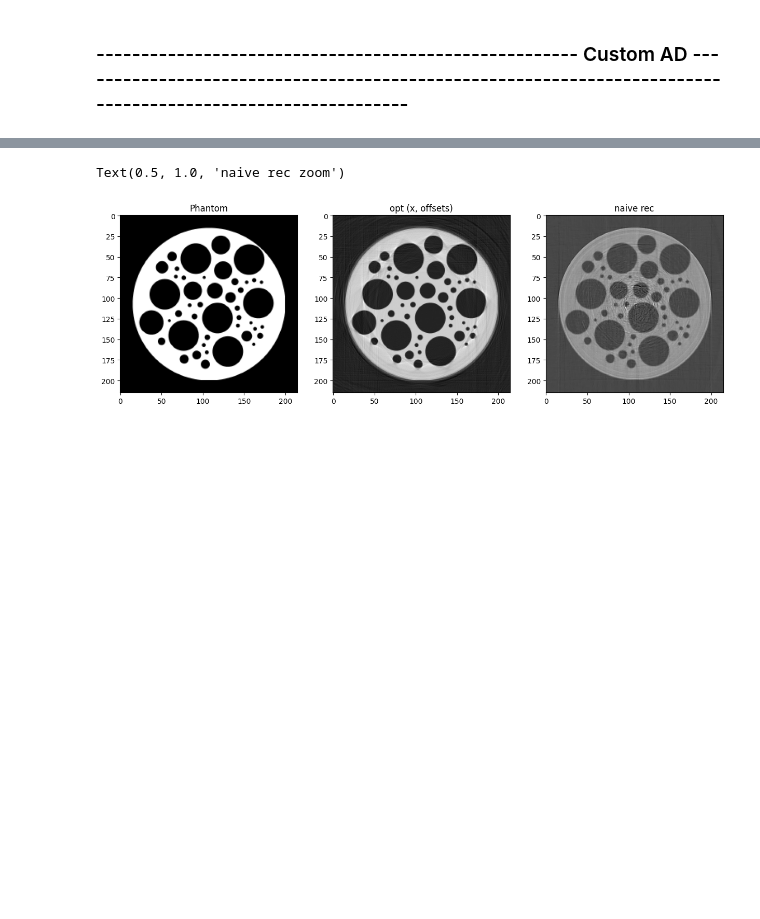
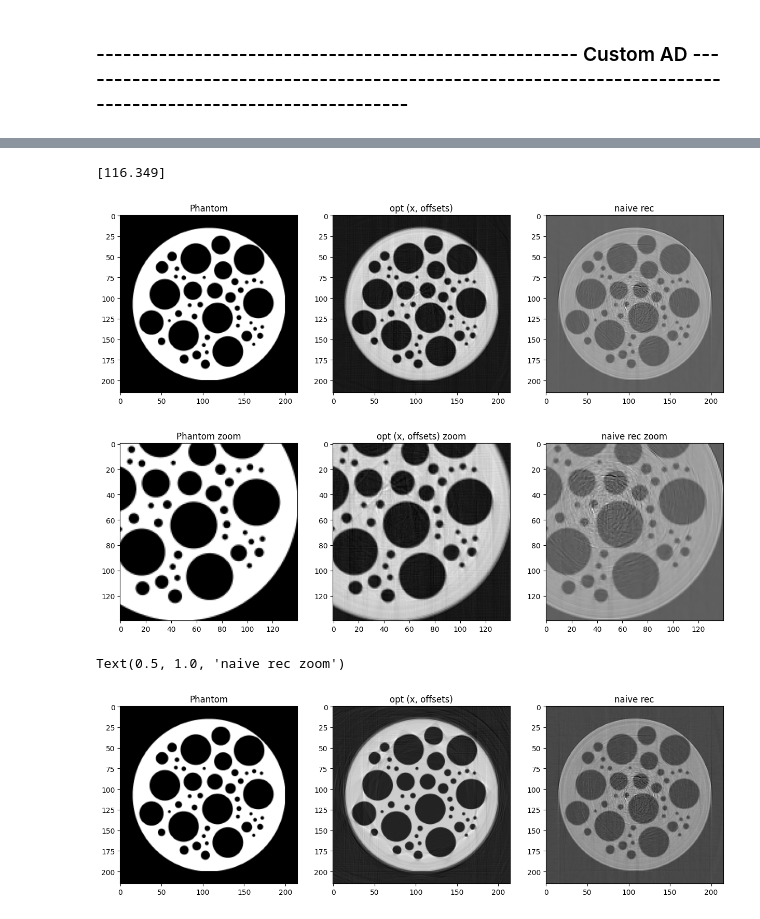
Before and after one commit to SepandKashani/xrt_toolkit, a Jupyter notebook: src/calibration.ipynb, the cells around one changed output, grey strips where cells are left out. Saved outputs shown, nothing was run; the diff lists cells and outputs as text; code cells hidden in the pictures; blank space fills up the shorter version.

```diff
--- a/src/calibration.ipynb
+++ b/src/calibration.ipynb
@@ -473,3 +432,33 @@ print(dr.sum(x_opt - x_sol))
+# %%
+plt.figure(figsize=(15,5))
+plt.subplot(1,3,1)
+plt.imshow(x_th.cpu().reshape(v_shape), cmap='gray')
+plt.title('Phantom')
+plt.subplot(1,3,2)
+plt.imshow(th.asarray(x_opt).cpu().reshape(v_shape), cmap='gray')
+plt.title('opt (x, offsets)')
+plt.subplot(1,3,3)
+plt.imshow(th.asarray(x_sol).cpu().reshape(v_shape), cmap='gray')
+plt.title('naive rec')
+
+# zooms on a region
+plt.figure(figsize=(15,5))
+plt.subplot(1,3,1)
+plt.imshow(x_th.cpu().reshape(v_shape)[60:200, 60:200], cmap='gray')
+plt.title('Phantom zoom')
+plt.subplot(1,3,2)
+plt.imshow(th.asarray(x_opt).cpu().reshape(v_shape)[60:200, 60:200], cmap='gray')
+plt.title('opt (x, offsets) zoom')
+plt.subplot(1,3,3)
+plt.imshow(th.asarray(x_sol).cpu().reshape(v_shape)[60:200, 60:200], cmap='gray')
+plt.title('naive rec zoom')
+
+print(dr.sum(x_opt - x_sol))
+#59.6s with for loop, 45.2 with while loop (evaluated), 22.2 with "manual" while loop dr.hint
+# %% [output]
+[116.349]
+[figure, added]
+[figure, added]
 # %%
 plt.figure(figsize=(15,5))
 plt.subplot(1,3,1)
```
Also changed, not shown: parts of 11 cells of this notebook, 2 other files.
